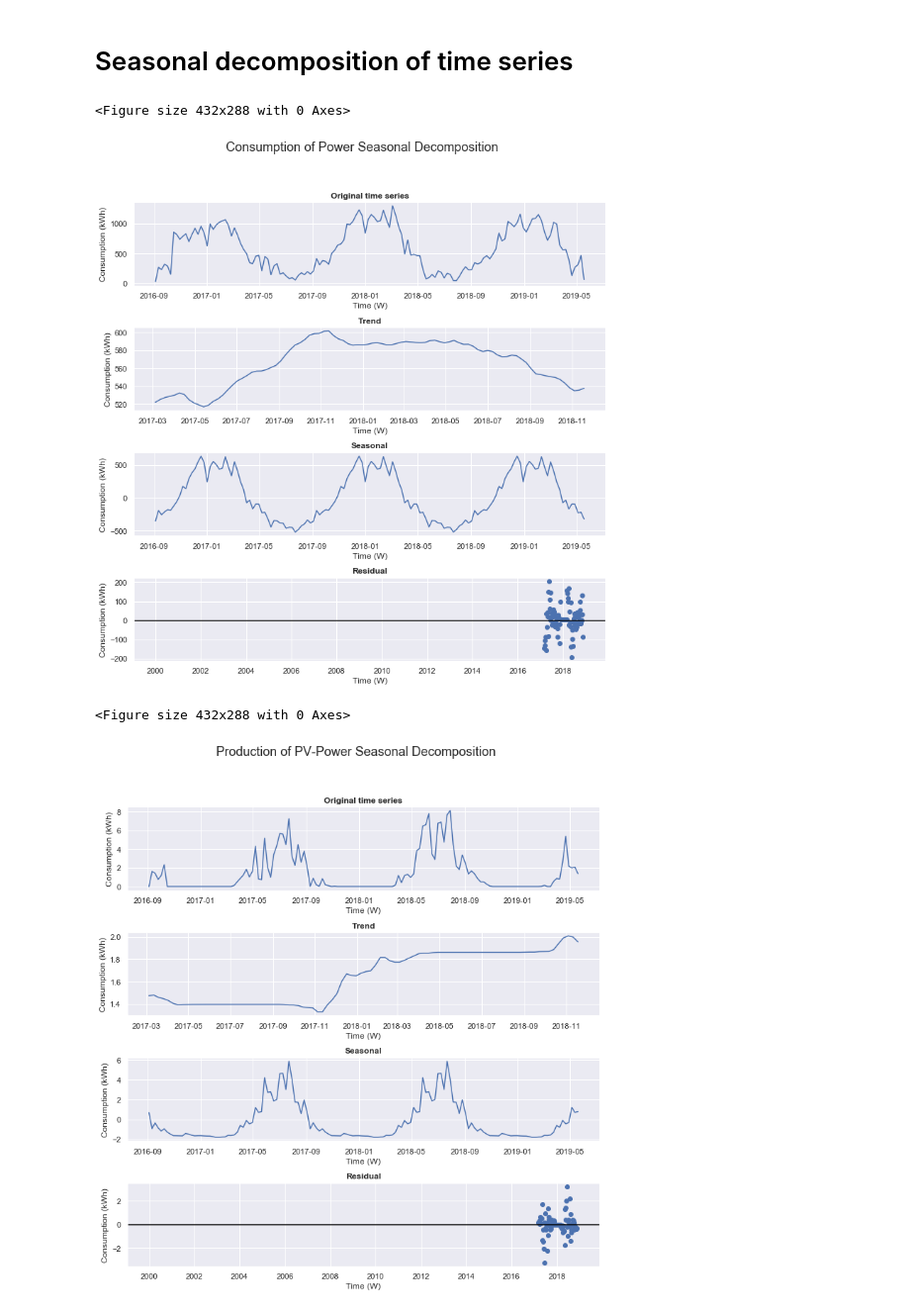
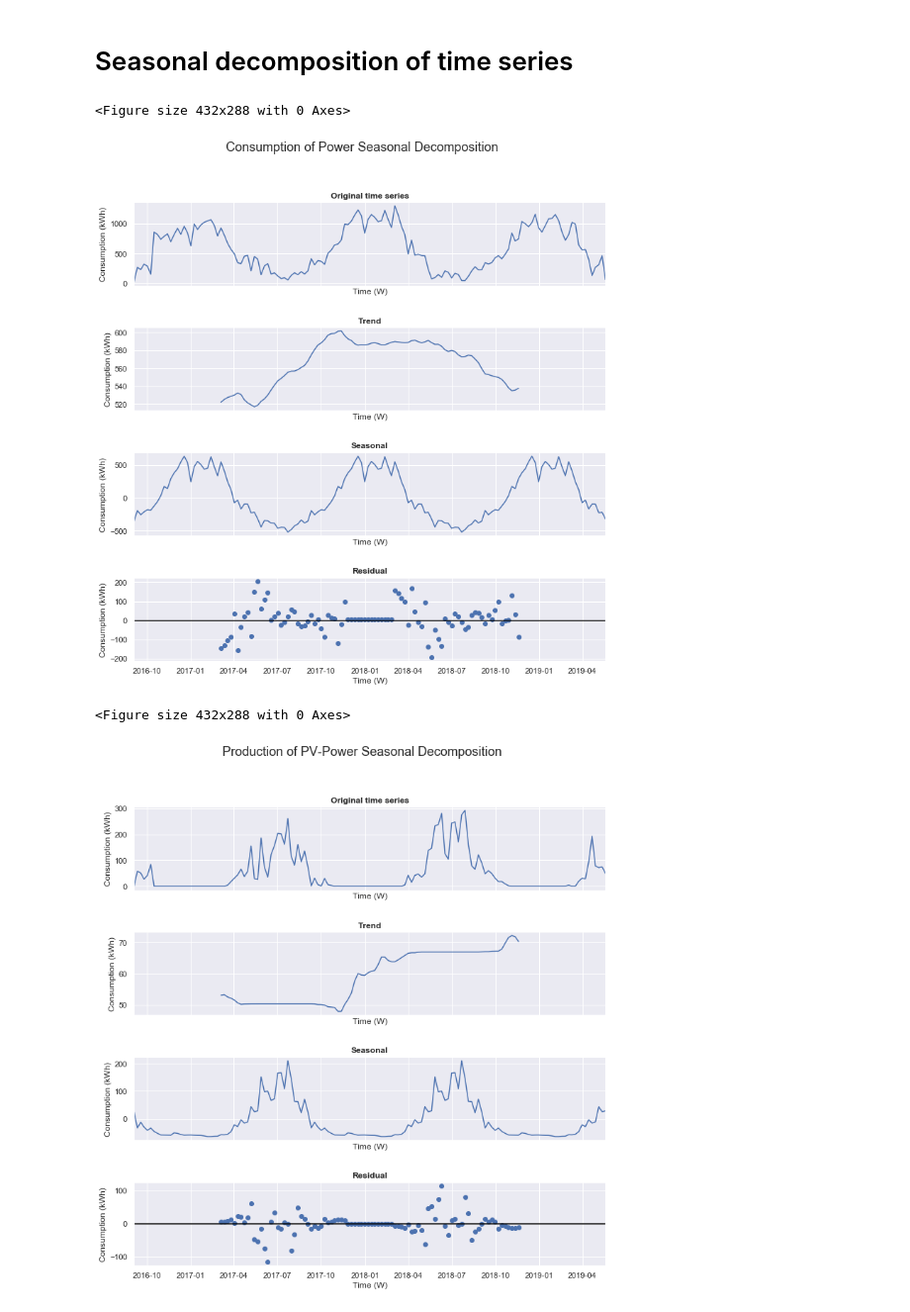
Before and after one commit to 4ug-aug/Otovo-OptimalControl, a Jupyter notebook: explore_cleaned_meters.ipynb, the cells around one changed output. Shown at 99% size. Cells and saved outputs as stored; diff of their text form; code cells hidden in the pictures.

```diff
--- a/explore_cleaned_meters.ipynb
+++ b/explore_cleaned_meters.ipynb
@@ -163,8 +163,10 @@ def plot_seasonal_decomp(series, resample="W", model = "additive", title=""):
     xlab = f"Time ({resample})"
     ylab = "Consumption (kWh)"
 
+
+
     # 4 plots of decompose_cons on top of each other
-    fig, ax = plt.subplots(4, 1, figsize=(12, 12))
+    fig, ax = plt.subplots(4, 1, figsize=(12, 12), sharex = True)
 
     fig.suptitle(title, fontsize=18)
 
@@ -179,14 +181,15 @@ def plot_seasonal_decomp(series, resample="W", model = "additive", title=""):
     ax[3].axhline(0, color="black")
     ax[3].set_title("Residual")
 
+
     # Scatterplot of residuals
     ax[3].scatter(decompose.resid.index,decompose.resid)
 
+    #Set universal xlabel
+    #ax[3].set_xlabel("Time (weeks)")
+    plt.xlim(pd.Timestamp('2016-09-04 00:00:00+00:00'), pd.Timestamp('2019-05-19 00:00:00+00:00'))
 
-    #Set universal xlabel
-    ax[3].set_xlabel("Time (weeks)")
-
-
+    #plt.xticks(range(0,len(decompose.resid.index)), decompose.resid.index)
     #Make titles bold font
     for i in range(4):
         ax[i].title.set_fontweight("bold")
@@ -198,9 +201,9 @@ def plot_seasonal_decomp(series, resample="W", model = "additive", title=""):
     plt.show()
 # %%
 plot_seasonal_decomp(df_mm_cons["num_kwh"], resample="W", model = "additive", title="Consumption of Power Seasonal Decomposition")
-plot_seasonal_decomp(df_mm_prod["num_kwh_normalized"], resample="W", model = "additive", title="Production of PV-Power Seasonal Decomposition")
+plot_seasonal_decomp(df_mm_prod["num_kwh"], resample="W", model = "additive", title="Production of PV-Power Seasonal Decomposition")
 # %% [output]
 <Figure size 432x288 with 0 Axes>
-[figure, old version]
+[figure, new version]
 <Figure size 432x288 with 0 Axes>
-[figure, old version]
+[figure, new version]
```
